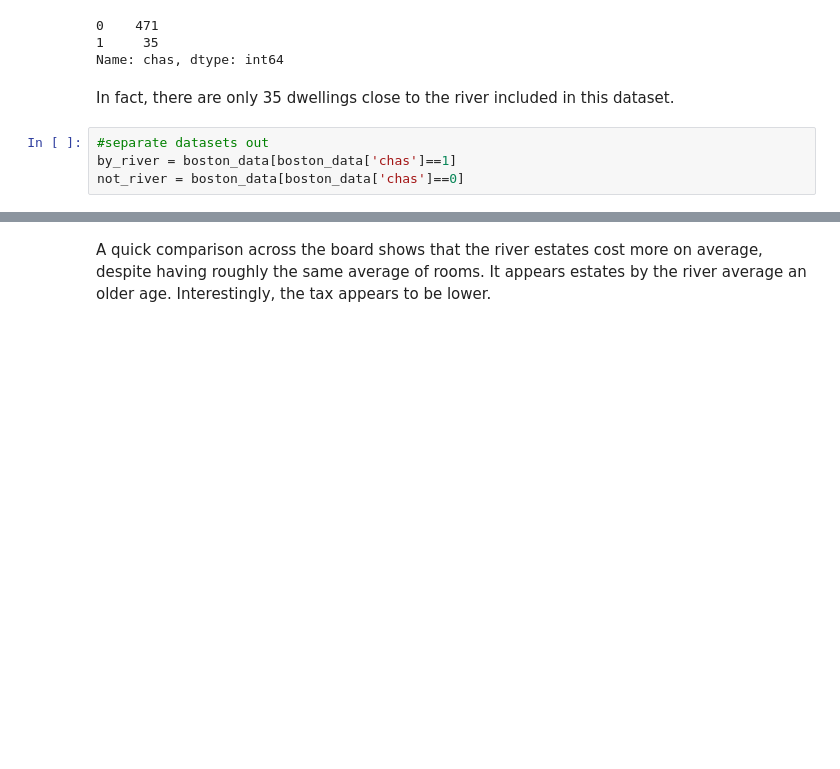
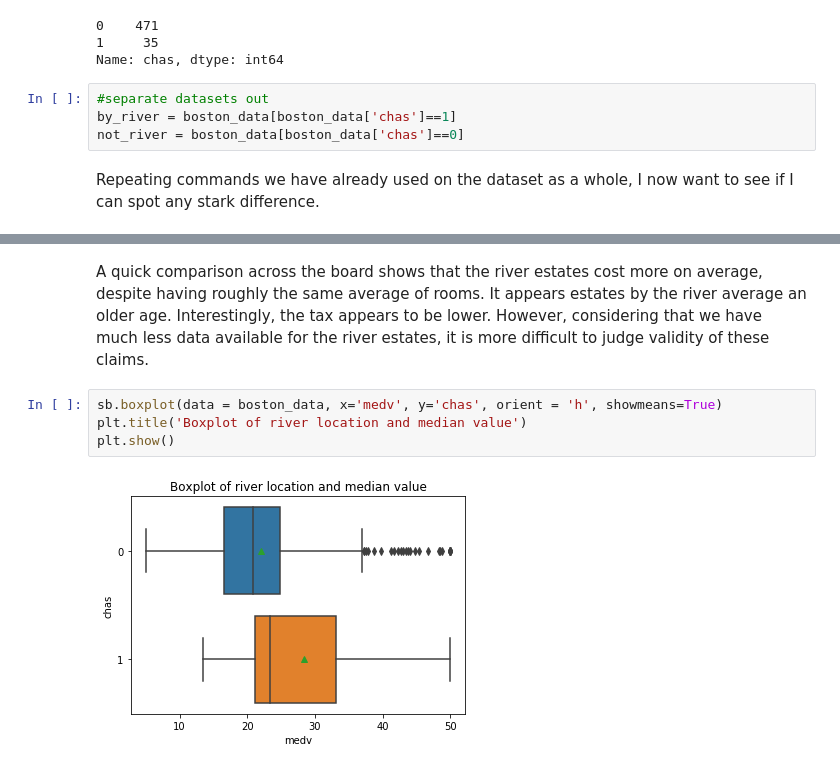
Before and after one commit to Sarahkel/machine-learning-assessment, a Jupyter notebook: Boston House Prices - Machine learning and statistics assessments.ipynb, the cells around one changed output, grey strips where cells are left out. Saved outputs shown, nothing was run; the diff lists cells and outputs as text; blank space fills up the shorter version.

```diff
--- a/Boston House Prices - Machine learning and statistics assessments.ipynb
+++ b/Boston House Prices - Machine learning and statistics assessments.ipynb
@@ -122,12 +171,12 @@ boston_data['chas'].value_counts() #count unique values
 0    471
 1     35
 Name: chas, dtype: int64
-# %% [markdown]
-In fact, there are only 35 dwellings close to the river included in this dataset.
 # %%
 #separate datasets out
 by_river = boston_data[boston_data['chas']==1]
 not_river = boston_data[boston_data['chas']==0]
+# %% [markdown]
+Repeating commands we have already used on the dataset as a whole, I now want to see if I can spot any stark difference.
 # %%
 by_river.describe() #get a stats overview
 # %% [output]
@@ -153,4 +202,10 @@ not_river.describe() #get a stats overview
 | 75% | 3.695030 | 12.500000 | 18.100000 | 0.0 | 0.624000 | 6.594000 | 94.100000 | 5.287300 | 24.000000 | 666.000000 | 20.200000 | ... |
 | max | 88.976200 | 100.000000 | 27.740000 | 0.0 | 0.871000 | 8.725000 | 100.000000 | 12.126500 | 24.000000 | 711.000000 | 22.000000 | ... |
 # %% [markdown]
-A quick comparison across the board shows that the river estates cost more on average, despite having roughly the same average of rooms. It appears estates by the river average an older age. Interestingly, the tax appears to be lower.
+A quick comparison across the board shows that the river estates cost more on average, despite having roughly the same average of rooms. It appears estates by the river average an older age. Interestingly, the tax appears to be lower. However, considering that we have much less data available for the river estates, it is more difficult to judge validity of these claims.
+# %%
+sb.boxplot(data = boston_data, x='medv', y='chas', orient = 'h', showmeans=True)
+plt.title('Boxplot of river location and median value')
+plt.show()
+# %% [output]
+[figure, added]
```
Also changed, not shown: parts of 15 cells of this notebook.
